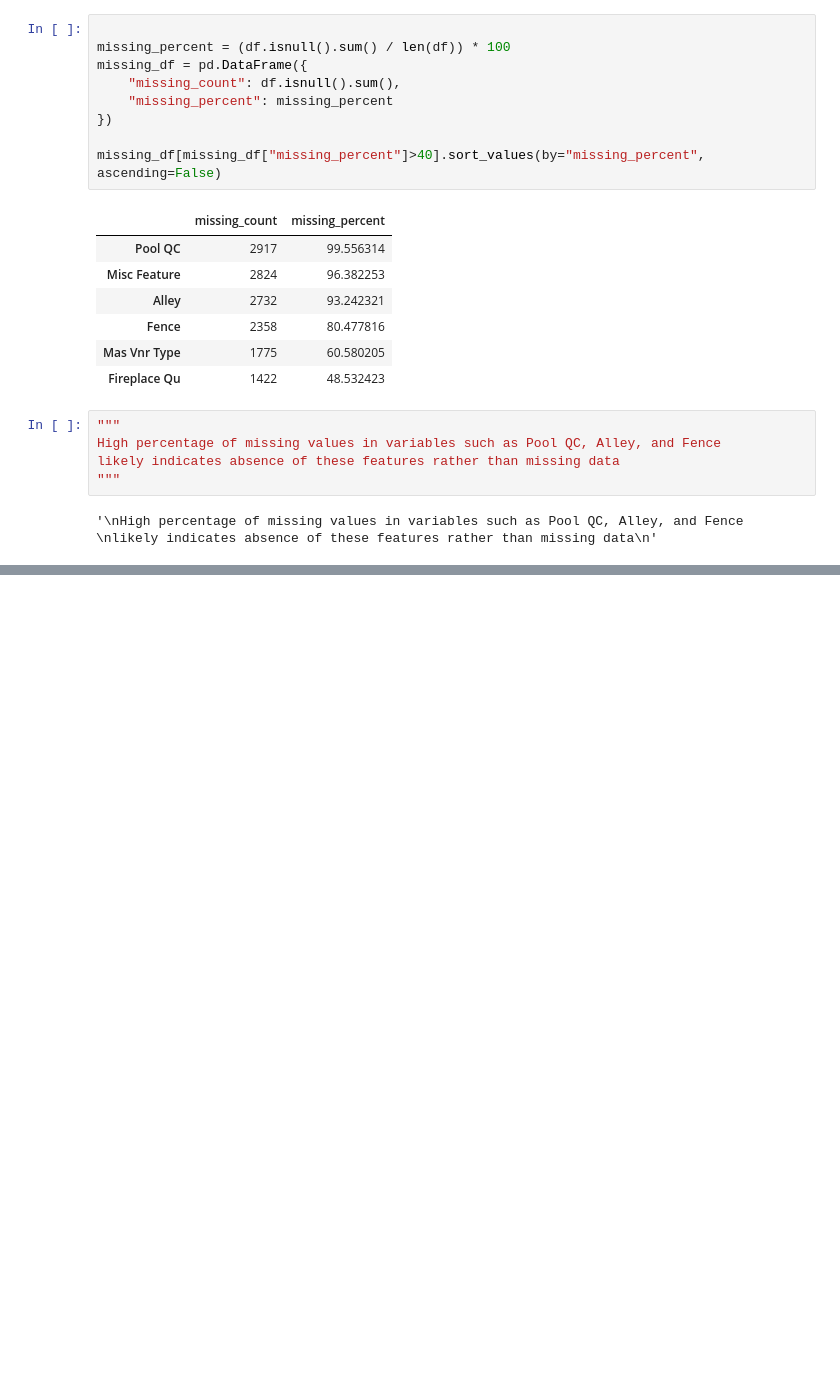
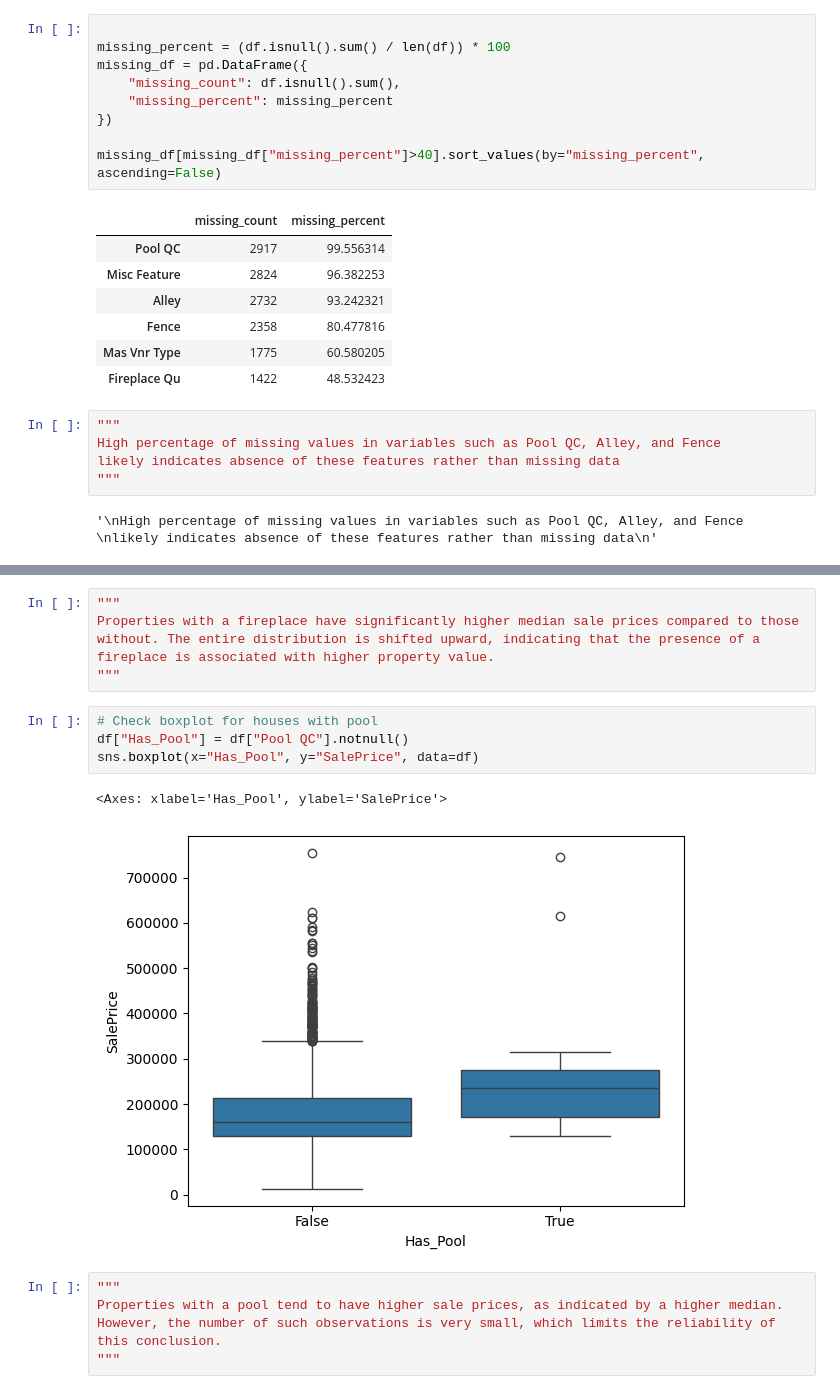
Before and after one commit to Tomasz-Marek/ames-housing-eda, a Jupyter notebook: notebooks/01_ames_eda.ipynb, the cells around one changed output, grey strips where cells are left out. Saved outputs shown, nothing was run; the diff lists cells and outputs as text; blank space fills up the shorter version.

```diff
--- a/notebooks/01_ames_eda.ipynb
+++ b/notebooks/01_ames_eda.ipynb
@@ -150,0 +240,15 @@ likely indicates absence of these features rather than missing data
+# %%
+"""
+Properties with a fireplace have significantly higher median sale prices compared to those without. The entire distribution is shifted upward, indicating that the presence of a fireplace is associated with higher property value.
+"""
+# %%
+# Check boxplot for houses with pool
+df["Has_Pool"] = df["Pool QC"].notnull()
+sns.boxplot(x="Has_Pool", y="SalePrice", data=df)
+# %% [output]
+<Axes: xlabel='Has_Pool', ylabel='SalePrice'>
+[figure, added]
+# %%
+"""
+Properties with a pool tend to have higher sale prices, as indicated by a higher median. However, the number of such observations is very small, which limits the reliability of this conclusion.
+"""
```
Also changed, not shown: parts of 11 cells of this notebook, 1 other file.
